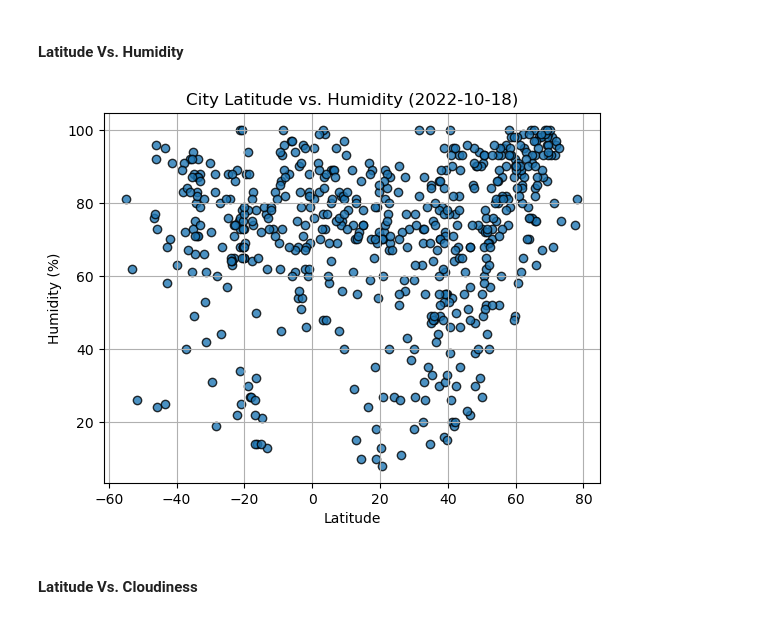
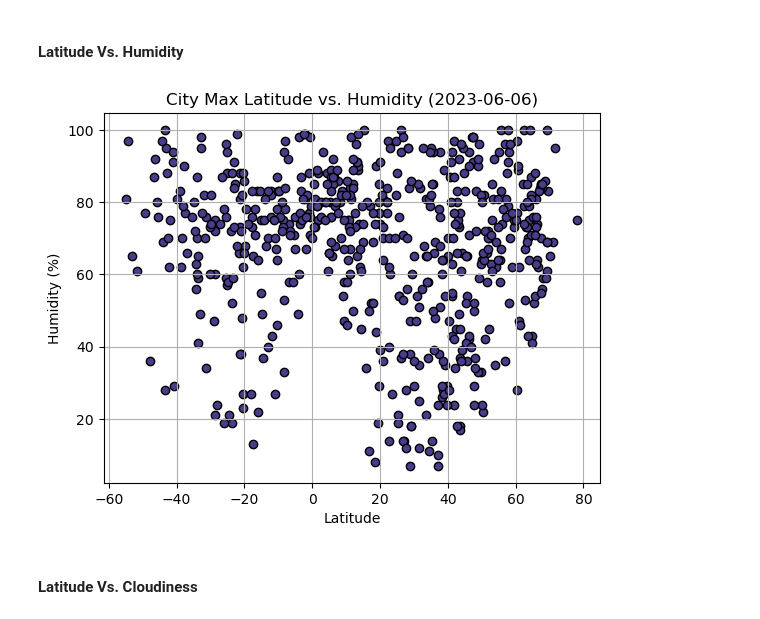
Before and after one commit to AleidvdZ/python-api-challenge, a Jupyter notebook: WeatherPy.ipynb, the cells around one changed output. Saved outputs shown, nothing was run; the diff lists cells and outputs as text; code cells hidden in the pictures.

```diff
--- a/WeatherPy.ipynb
+++ b/WeatherPy.ipynb
@@ -174,6 +187,10 @@ city_data_df.to_csv("output_data/cities.csv", index_label="City_ID")
 # Read saved data
 city_data_df = pd.read_csv("output_data/cities.csv", index_col="City_ID")
 
+# Change temperature fom Kelvin to Celcius
+city_data_df["Max Temp (C)"] = city_data_df["Max Temp"]-273
+
+
 # Display sample data
 city_data_df.head()
 # %% [output]
@@ -206,18 +227,22 @@ plt.show()
 #### Latitude Vs. Humidity
 # %%
 # Build the scatter plots for latitude vs. humidity
-# YOUR CODE HERE
+plt.scatter(city_data_df["Lat"],city_data_df["Humidity"],
+            marker="o", color="darkslateblue",edgecolors= "black")
 
 # Incorporate the other graph properties
-# YOUR CODE HERE
+plt.grid()
+plt.title("City Max Latitude vs. Humidity (2023-06-06)")
+plt.ylabel("Humidity (%)")
+plt.xlabel("Latitude")
 
 # Save the figure
 plt.savefig("output_data/Fig2.png")
 
 # Show plot
 plt.show()
 # %% [output]
-[figure, old version]
+[figure, new version]
 # %% [markdown]
 #### Latitude Vs. Cloudiness
 # %%
```
Also changed, not shown: parts of 5 cells of this notebook, 5 other files.
